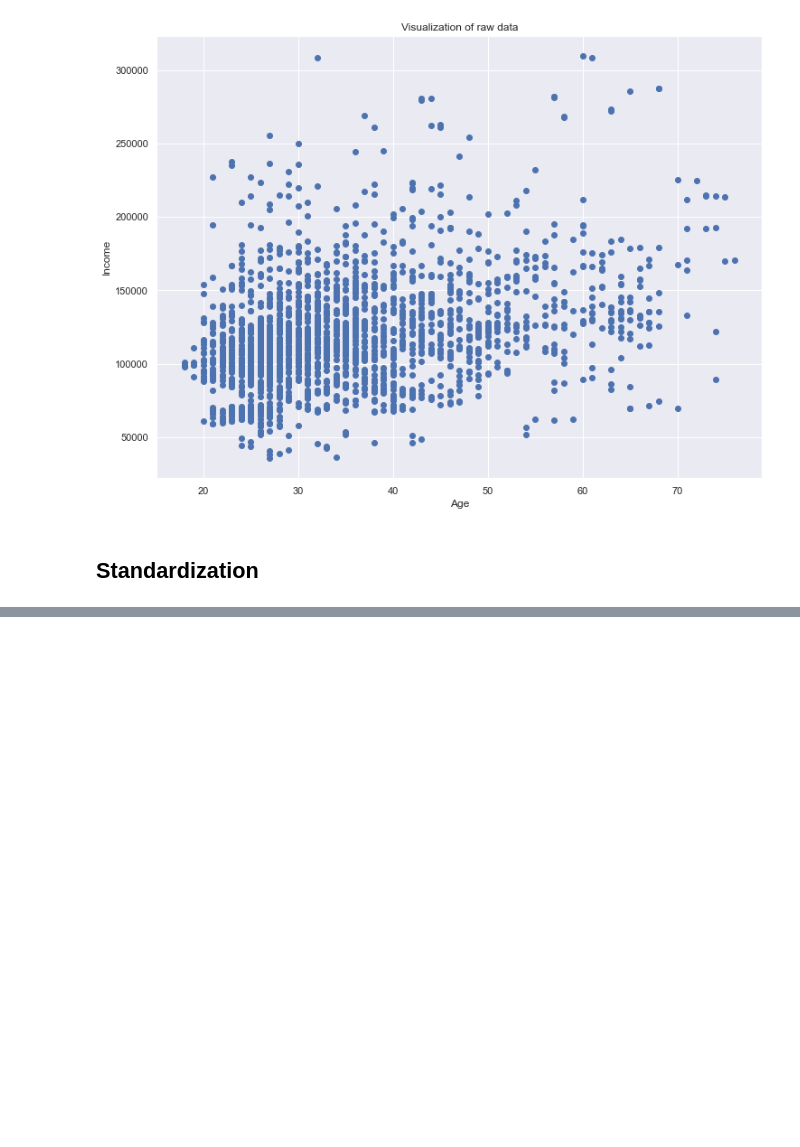
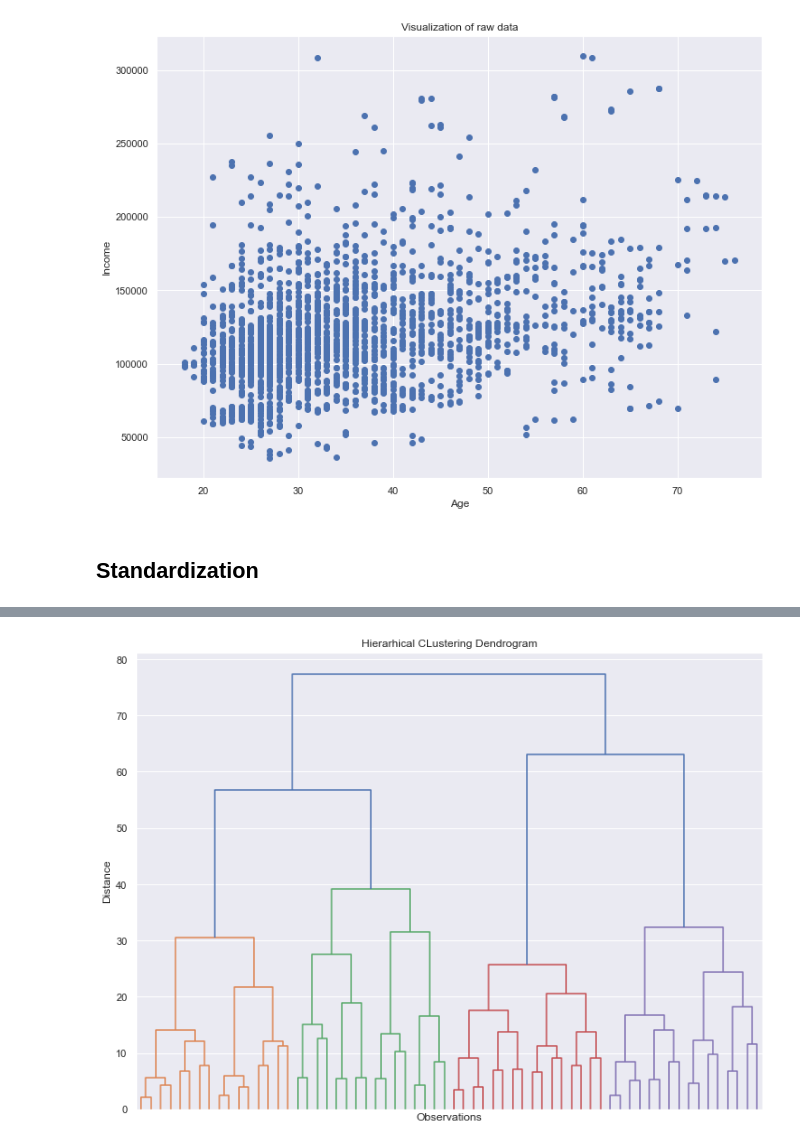
Before and after one commit to DrBoLi/Customer-Segementation, a Jupyter notebook: Customer Segmentation.ipynb, the cells around one changed output, grey strips where cells are left out. Saved outputs shown, nothing was run; the diff lists cells and outputs as text; code cells hidden in the pictures; blank space fills up the shorter version.

```diff
--- a/Customer Segmentation.ipynb
+++ b/Customer Segmentation.ipynb
@@ -82,0 +121,17 @@ segmentation_std = scaler.fit_transform(df_segmentation)
+# %%
+# Create the cluster
+hier_clust = linkage(segmentation_std, method = 'ward')
+# %%
+#Visualize the cluster in dendrogram with other five levels shown in the figure to make it easier to view.
+plt.figure(figsize = (12,9))
+plt.title('Hierarhical CLustering Dendrogram')
+plt.xlabel('Observations')
+plt.ylabel('Distance')
+dendrogram(hier_clust,
+           truncate_mode = 'level',
+           p = 5,
+          show_leaf_counts = False,
+          no_labels = True)
+plt.show()
+# %% [output]
+[figure, added]
```
Also changed, not shown: parts of 61 cells of this notebook.
